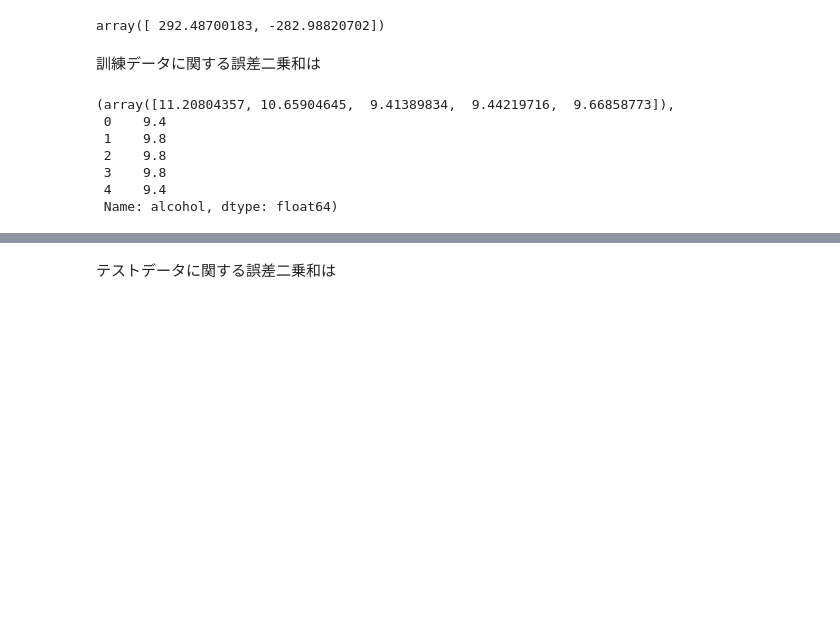
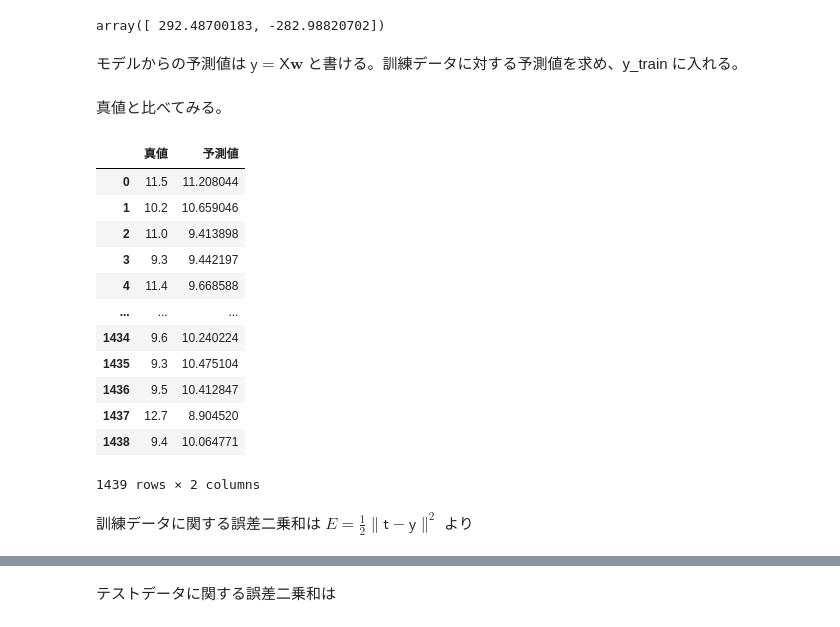
Before and after one commit to OER-9000/EEproject, a Jupyter notebook: proken1.ipynb, the cells around one changed output, grey strips where cells are left out. Drawn from its saved outputs; the diff is of its cells as text; code cells hidden in the pictures; blank space fills up the shorter version.

```diff
--- a/proken1.ipynb
+++ b/proken1.ipynb
@@ -126,17 +144,28 @@ w = np.insert(slr.coef_, 0, slr.intercept_)
 w
 # %% [output]
 array([ 292.48700183, -282.98820702])
-# %% [markdown]
-訓練データに関する誤差二乗和は
-# %%
-y_train = w.dot(X_train_a.T)
-y_train[0:5],t[0:5]
-# %% [output]
-(array([11.20804357, 10.65904645,  9.41389834,  9.44219716,  9.66858773]),
- 0    9.4
- 1    9.8
- 2    9.8
- 3    9.8
- 4    9.4
- Name: alcohol, dtype: float64)
+# %% [markdown]
+モデルからの予測値は $\boldsymbol{\mathsf{y}}=\boldsymbol{\mathsf{X}}\boldsymbol{w}$ と書ける。訓練データに対する予測値を求め、y_train に入れる。
+# %%
+y_train = X_train_a.dot(w)
+# %% [markdown]
+真値と比べてみる。
+# %%
+pd.DataFrame(np.column_stack((t_train,y_train)), columns=['真値','予測値'])
+# %% [output]
+|  | 真値 | 予測値 |
+| 0 | 11.5 | 11.208044 |
+| 1 | 10.2 | 10.659046 |
+| 2 | 11.0 | 9.413898 |
+| 3 | 9.3 | 9.442197 |
+| 4 | 11.4 | 9.668588 |
+| ... | ... | ... |
+| 1434 | 9.6 | 10.240224 |
+| 1435 | 9.3 | 10.475104 |
+| 1436 | 9.5 | 10.412847 |
+| 1437 | 12.7 | 8.904520 |
+| 1438 | 9.4 | 10.064771 |
+1439 rows × 2 columns
+# %% [markdown]
+訓練データに関する誤差二乗和は $E=\frac12 \|\boldsymbol{\mathsf{t}}-\boldsymbol{\mathsf{y}}\|^2$ より
 # %%
```
Also changed, not shown: parts of 9 cells of this notebook.
